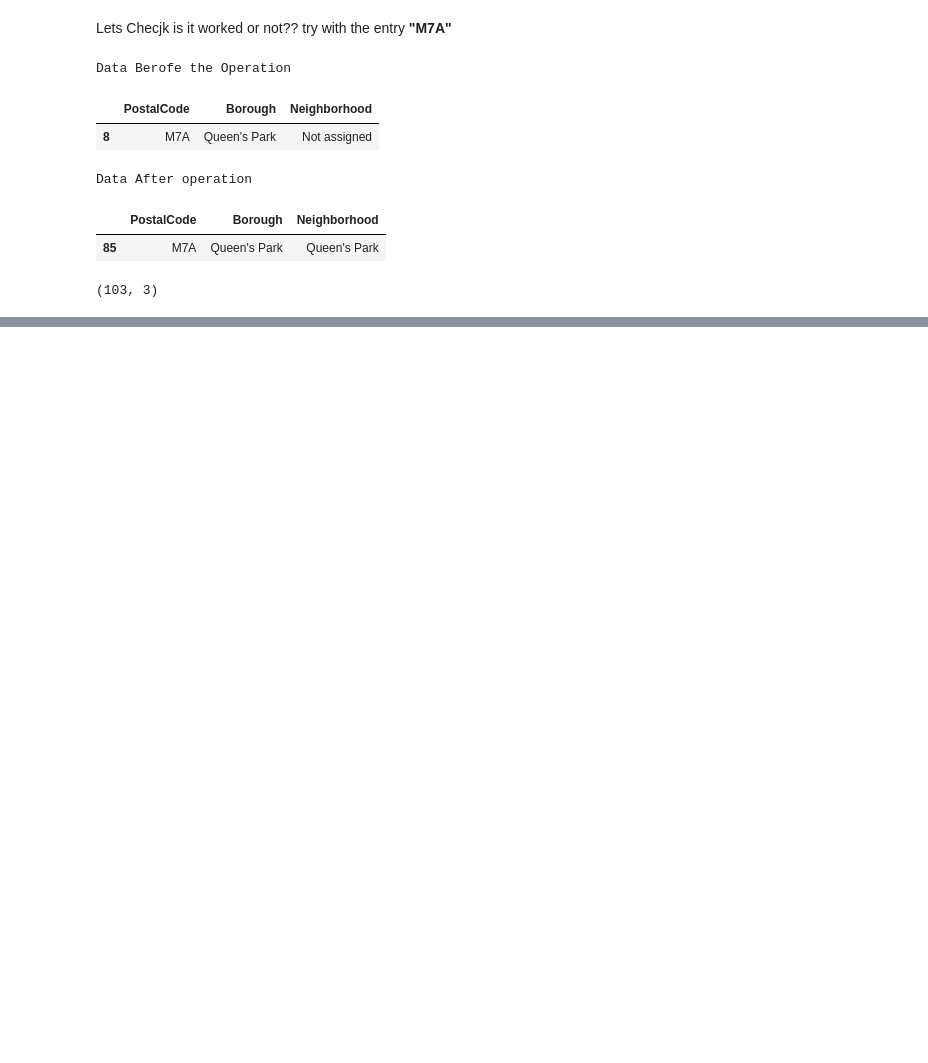
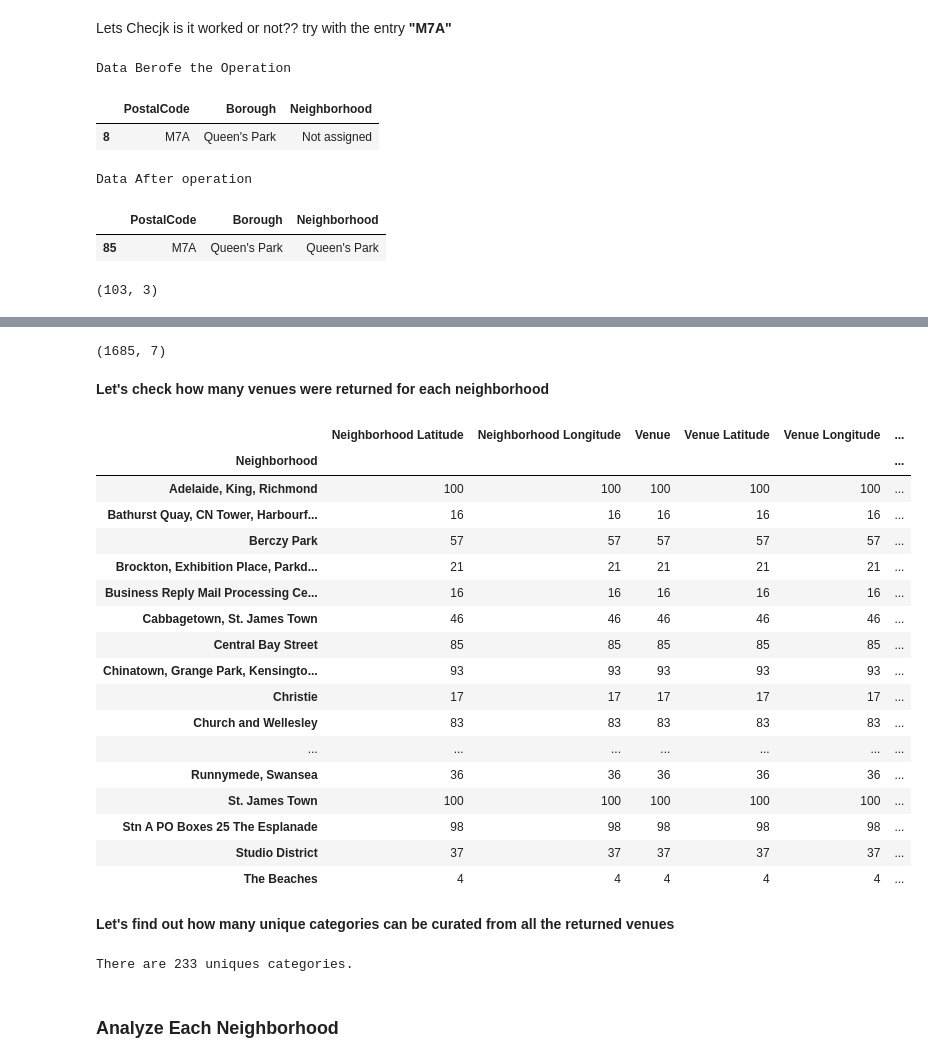
Before and after one commit to sandip2406/Coursera_Project1, a Jupyter notebook: Capstone_Week 3 Assignment_1.ipynb, the cells around one changed output, grey strips where cells are left out. Cells and saved outputs as stored; diff of their text form; code cells hidden in the pictures; blank space fills up the shorter version.

```diff
--- a/Capstone_Week 3 Assignment_1.ipynb
+++ b/Capstone_Week 3 Assignment_1.ipynb
@@ -130,0 +337,40 @@ df2.to_csv('task1.csv', index=False)
+# %%
+def getNearbyVenues(names, latitudes, longitudes, radius=500):
+
+    venues_list=[]
+    for name, lat, lng in zip(names, latitudes, longitudes):
+        print(name)
+
+        # create the API request URL
+        url = 'https://api.foursquare.com/v2/venues/explore?&client_id={}&client_secret={}&v={}&ll={},{}&radius={}&limit={}'.format(
+            CLIENT_ID,
+            CLIENT_SECRET,
+            VERSION,
+            lat,
+            lng,
+            radius,
+            LIMIT)
+
+        # make the GET request
+        results = requests.get(url).json()["response"]['groups'][0]['items']
+
+        # return only relevant information for each nearby venue
+        venues_list.append([(
+            name,
+            lat,
+            lng,
+            v['venue']['name'],
+            v['venue']['location']['lat'],
+            v['venue']['location']['lng'],
+            v['venue']['categories'][0]['name']) for v in results])
+
+    nearby_venues = pd.DataFrame([item for venue_list in venues_list for item in venue_list])
+    nearby_venues.columns = ['Neighborhood',
+                  'Neighborhood Latitude',
+                  'Neighborhood Longitude',
+                  'Venue',
+                  'Venue Latitude',
+                  'Venue Longitude',
+                  'Venue Category']
+
+    return(nearby_venues)
@@ -130,0 +408,35 @@ df2.to_csv('task1.csv', index=False)
+# %%
+toronto_venues.shape
+# %% [output]
+(1685, 7)
+# %% [markdown]
+**Let's check how many venues were returned for each neighborhood**
+# %%
+toronto_venues.groupby('Neighborhood').count()
+# %% [output]
+|  | Neighborhood Latitude | Neighborhood Longitude | Venue | Venue Latitude | Venue Longitude | ... |
+| Neighborhood |  |  |  |  |  | ... |
+| Adelaide, King, Richmond | 100 | 100 | 100 | 100 | 100 | ... |
+| Bathurst Quay, CN Tower, Harbourf... | 16 | 16 | 16 | 16 | 16 | ... |
+| Berczy Park | 57 | 57 | 57 | 57 | 57 | ... |
+| Brockton, Exhibition Place, Parkd... | 21 | 21 | 21 | 21 | 21 | ... |
+| Business Reply Mail Processing Ce... | 16 | 16 | 16 | 16 | 16 | ... |
+| Cabbagetown, St. James Town | 46 | 46 | 46 | 46 | 46 | ... |
+| Central Bay Street | 85 | 85 | 85 | 85 | 85 | ... |
+| Chinatown, Grange Park, Kensingto... | 93 | 93 | 93 | 93 | 93 | ... |
+| Christie | 17 | 17 | 17 | 17 | 17 | ... |
+| Church and Wellesley | 83 | 83 | 83 | 83 | 83 | ... |
+| ... | ... | ... | ... | ... | ... | ... |
+| Runnymede, Swansea | 36 | 36 | 36 | 36 | 36 | ... |
+| St. James Town | 100 | 100 | 100 | 100 | 100 | ... |
+| Stn A PO Boxes 25 The Esplanade | 98 | 98 | 98 | 98 | 98 | ... |
+| Studio District | 37 | 37 | 37 | 37 | 37 | ... |
+| The Beaches | 4 | 4 | 4 | 4 | 4 | ... |
+# %% [markdown]
+**Let's find out how many unique categories can be curated from all the returned venues**
+# %%
+print('There are {} uniques categories.'.format(len(toronto_venues['Venue Category'].unique())))
+# %% [output]
+There are 233 uniques categories.
+# %% [markdown]
+### Analyze Each Neighborhood
```
Also changed, not shown: parts of 58 cells of this notebook.
